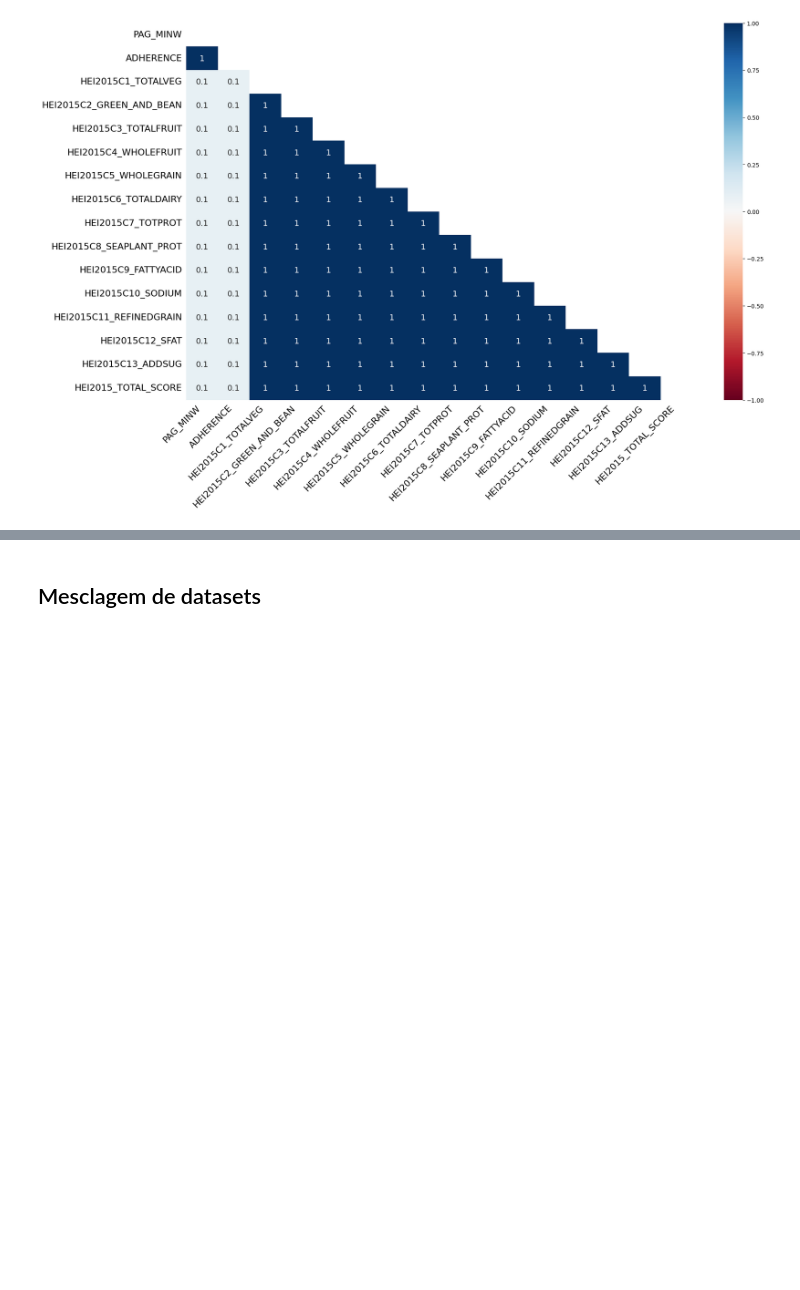
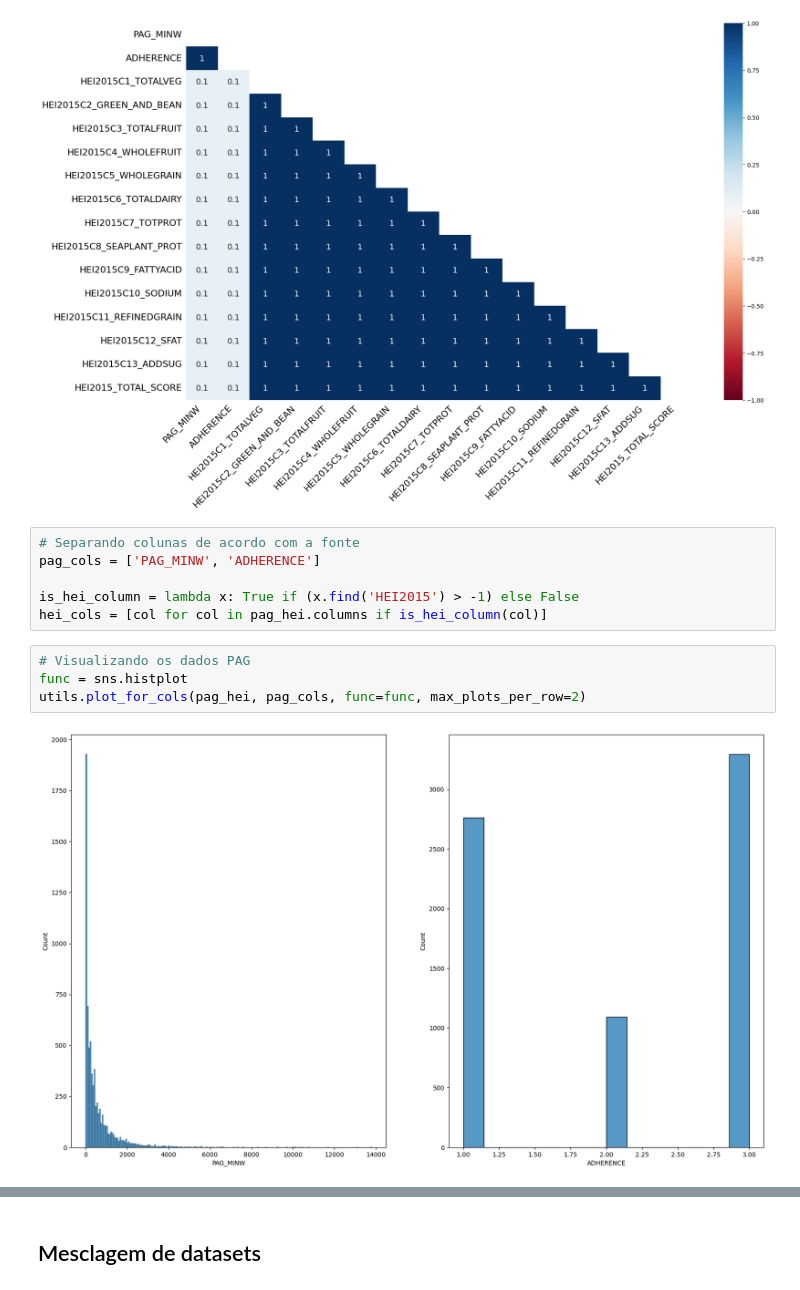
Before and after one commit to thiago-paim/tera-desafio-inferencia, a Jupyter notebook: notebooks/step_1_data_treatment.ipynb, the cells around one changed output, grey strips where cells are left out. Cells and saved outputs as stored; diff of their text form; blank space fills up the shorter version.

```diff
--- a/notebooks/step_1_data_treatment.ipynb
+++ b/notebooks/step_1_data_treatment.ipynb
@@ -216,3 +255,15 @@ msno.heatmap(pag_hei)
 <AxesSubplot: >
 [figure]
 [figure]
+# %%
+# Separando colunas de acordo com a fonte
+pag_cols = ['PAG_MINW', 'ADHERENCE']
+
+is_hei_column = lambda x: True if (x.find('HEI2015') > -1) else False
+hei_cols = [col for col in pag_hei.columns if is_hei_column(col)]
+# %%
+# Visualizando os dados PAG
+func = sns.histplot
+utils.plot_for_cols(pag_hei, pag_cols, func=func, max_plots_per_row=2)
+# %% [output]
+[figure, added]
```
Also changed, not shown: parts of 23 cells of this notebook.
